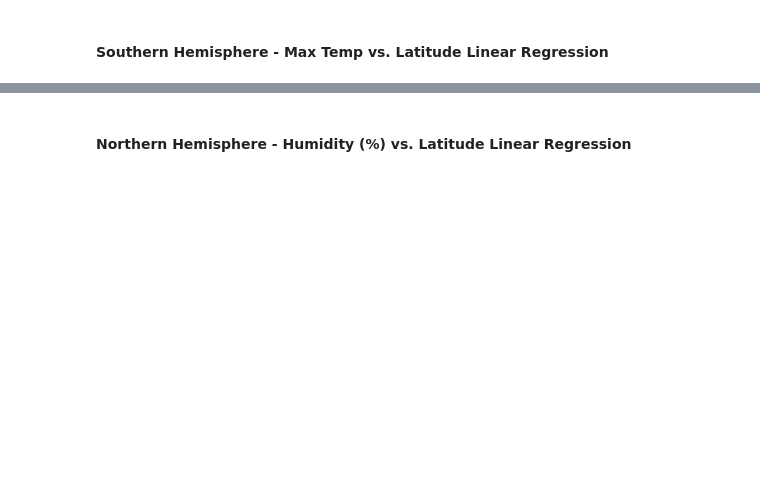
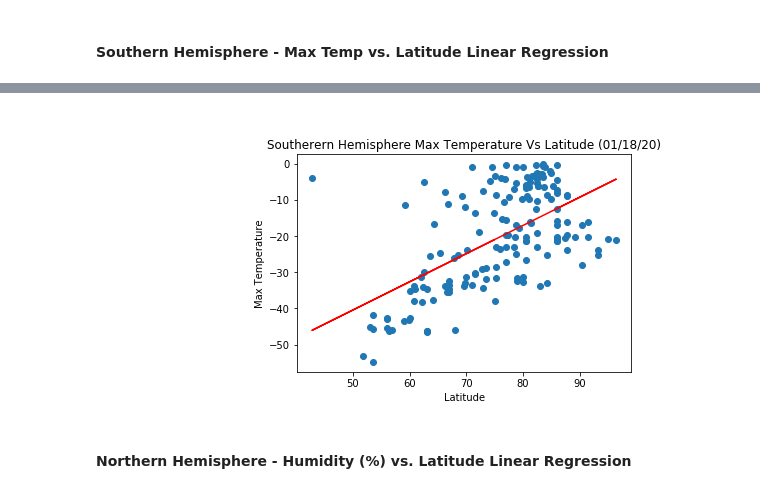
Before and after one commit to whatwillnjdo/python-api-challenge, a Jupyter notebook: WeatherPy.ipynb, the cells around one changed output, grey strips where cells are left out. Saved outputs shown, nothing was run; the diff lists cells and outputs as text; code cells hidden in the pictures; blank space fills up the shorter version.

```diff
--- a/WeatherPy.ipynb
+++ b/WeatherPy.ipynb
@@ -256,2 +242,14 @@ The r-squared is: 0.760263355051646
+# %%
+#Southern Hemisphere - Temperature (F) vs. Latitude
+yaxis = south_hemisphere_cities['Temp']
+xaxis = south_hemisphere_cities['lat']
+linear_regression_plotter(yaxis, xaxis)
+plt.xlabel('Latitude')
+plt.ylabel('Max Temperature')
+plt.title(f'Southerern Hemisphere Max Temperature Vs Latitude ({today_date})')
+plt.savefig(f"Images/Southern Hemisphere Max Temperature Vs Latitude")
+plt.show()
+# %% [output]
+[figure, added]
 # %% [markdown]
 ####  Northern Hemisphere - Humidity (%) vs. Latitude Linear Regression
```
Also changed, not shown: parts of 28 cells of this notebook, 14 other files.
